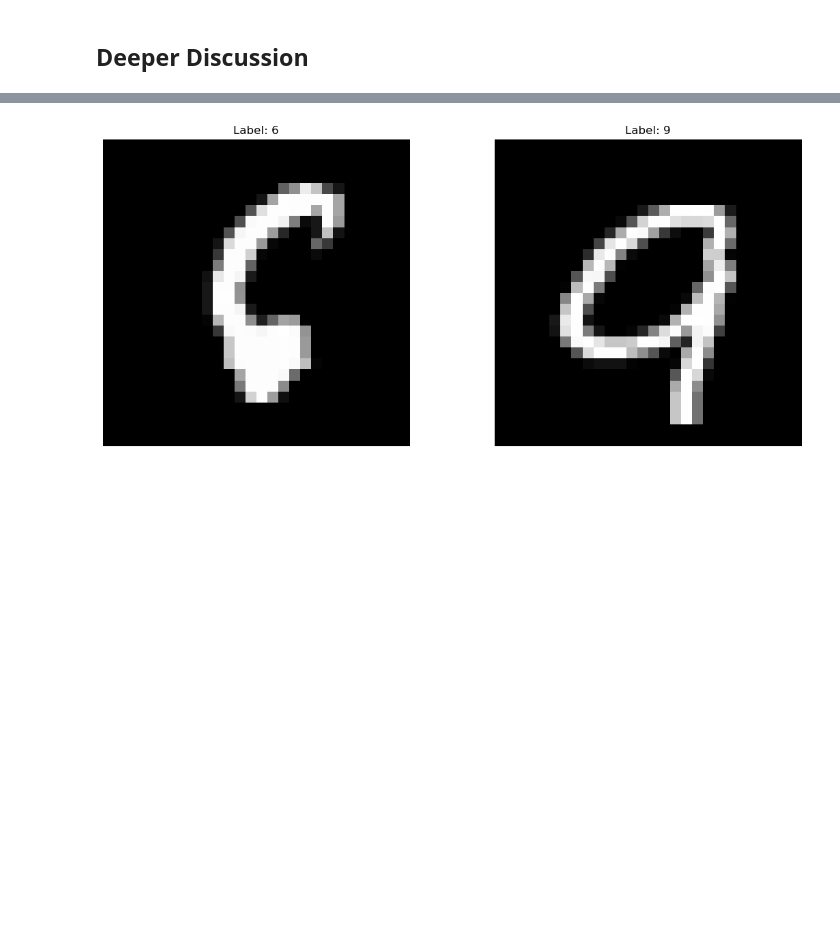
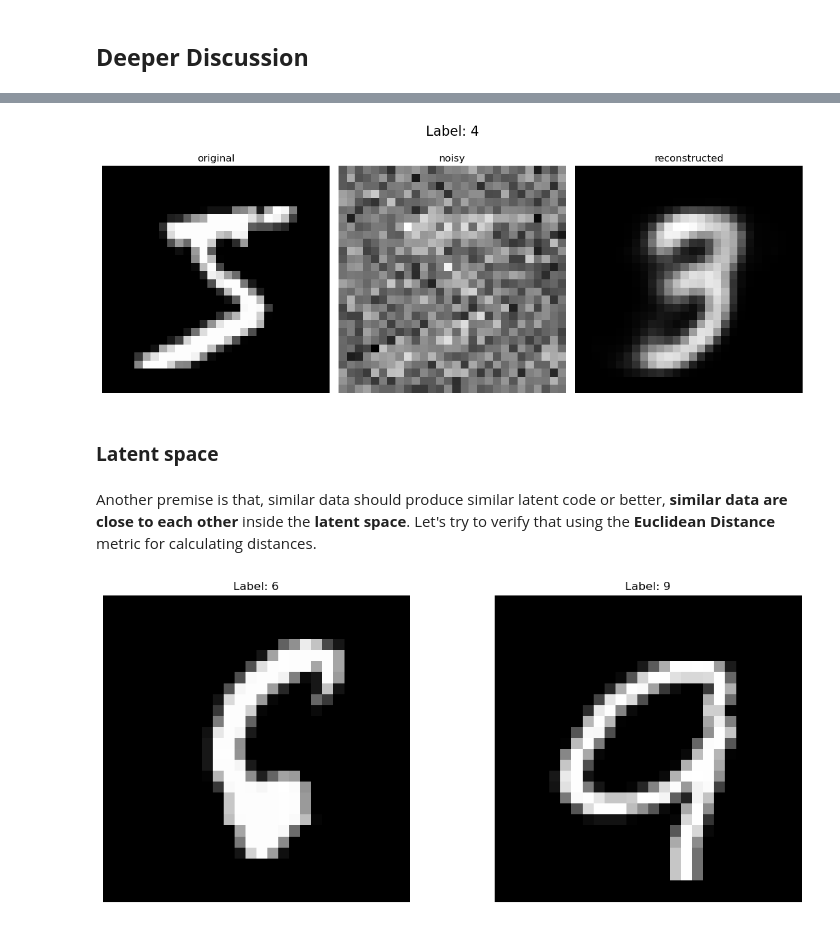
Before and after one commit to kpetridis24/neural-networks, a Jupyter notebook: autoencoder.ipynb, the cells around one changed output, grey strips where cells are left out. Cells and saved outputs as stored; diff of their text form; code cells hidden in the pictures; blank space fills up the shorter version.

```diff
--- a/autoencoder.ipynb
+++ b/autoencoder.ipynb
@@ -248,3 +262,30 @@ Another premise is that, similar data should produce similar latent code or bett
+# %%
+with torch.inference_mode():
+    original, label = X[0].view(28, 28), train_dataset.targets[index]
+    noisy = X_noisy[0].view(28, 28)
+    reconstructed = autoencoder(X_noisy[0]).view(28, 28)
+
+    fig, axes = plt.subplots(1, 3, figsize=(12, 5))
+    fig.suptitle(f'Label: {label}', fontsize=16)
+    for i, (image, version) in enumerate(
+        zip(
+            [original, noisy, reconstructed],
+            ["original", "noisy", "reconstructed"]
+        )
+    ):
+        image = image.squeeze().numpy()
+        axes[i].imshow(image, cmap='gray')
+        axes[i].set_title(f"{version}")
+        axes[i].axis('off')
+
+    plt.tight_layout()
+    plt.show()
+# %% [output]
+[figure, added]
+# %% [markdown]
+### **Latent space**
+# %% [markdown]
+Another premise is that, similar data should produce similar latent code or better, **similar data are close to each other** inside the **latent space**. Let's try to verify that using the **Euclidean Distance** metric for calculating distances.
 # %%
 def distance(a, b):
     return torch.sqrt(((a - b)**2).sum()).item()
```
Also changed, not shown: parts of 14 cells of this notebook, 1 other file.
